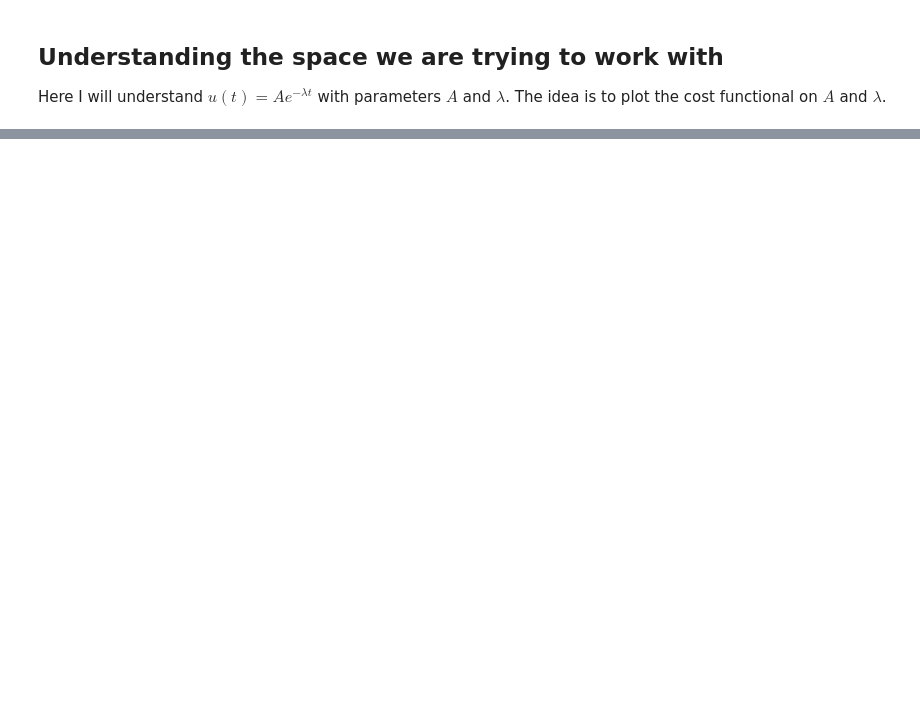
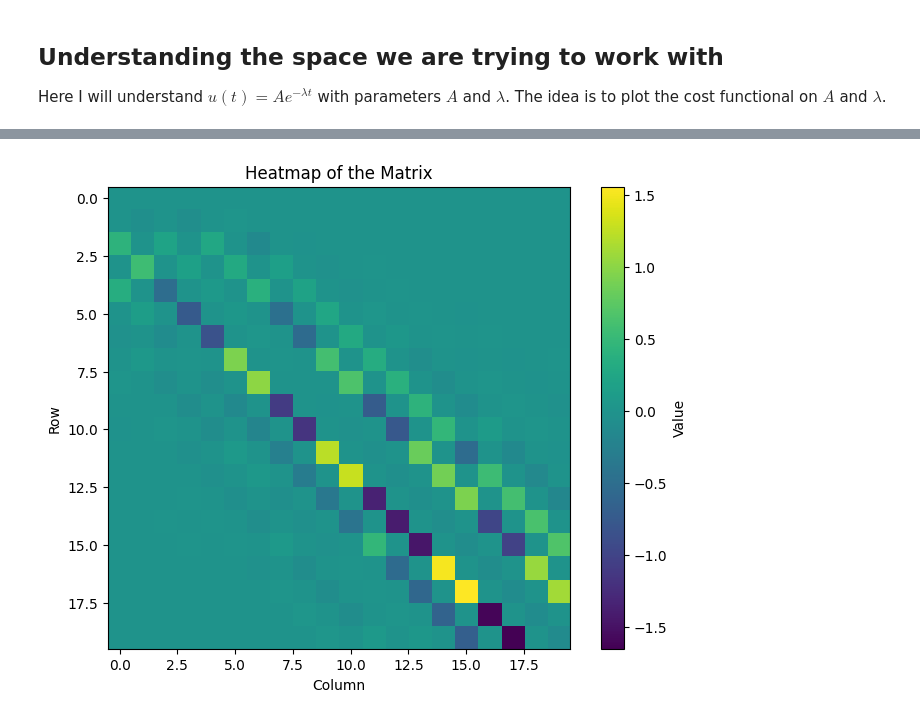
Before and after one commit to lucasmoschen/spectral-fp-opt-control, a Jupyter notebook: notebooks/optimal_control_problem.ipynb, the cells around one changed output, grey strips where cells are left out. Saved outputs shown, nothing was run; the diff lists cells and outputs as text; code cells hidden in the pictures; blank space fills up the shorter version.

```diff
--- a/notebooks/optimal_control_problem.ipynb
+++ b/notebooks/optimal_control_problem.ipynb
@@ -826,0 +827,10 @@ plt.show()
+# %%
+plt.figure(figsize=(8, 6))
+plt.imshow(solver.Delta[0], cmap='viridis', interpolation='nearest')
+plt.colorbar(label='Value')
+plt.title("Heatmap of the Matrix")
+plt.xlabel("Column")
+plt.ylabel("Row")
+plt.show()
+# %% [output]
+[figure, added]
```
Also changed, not shown: parts of 5 cells of this notebook, 1 other file.
